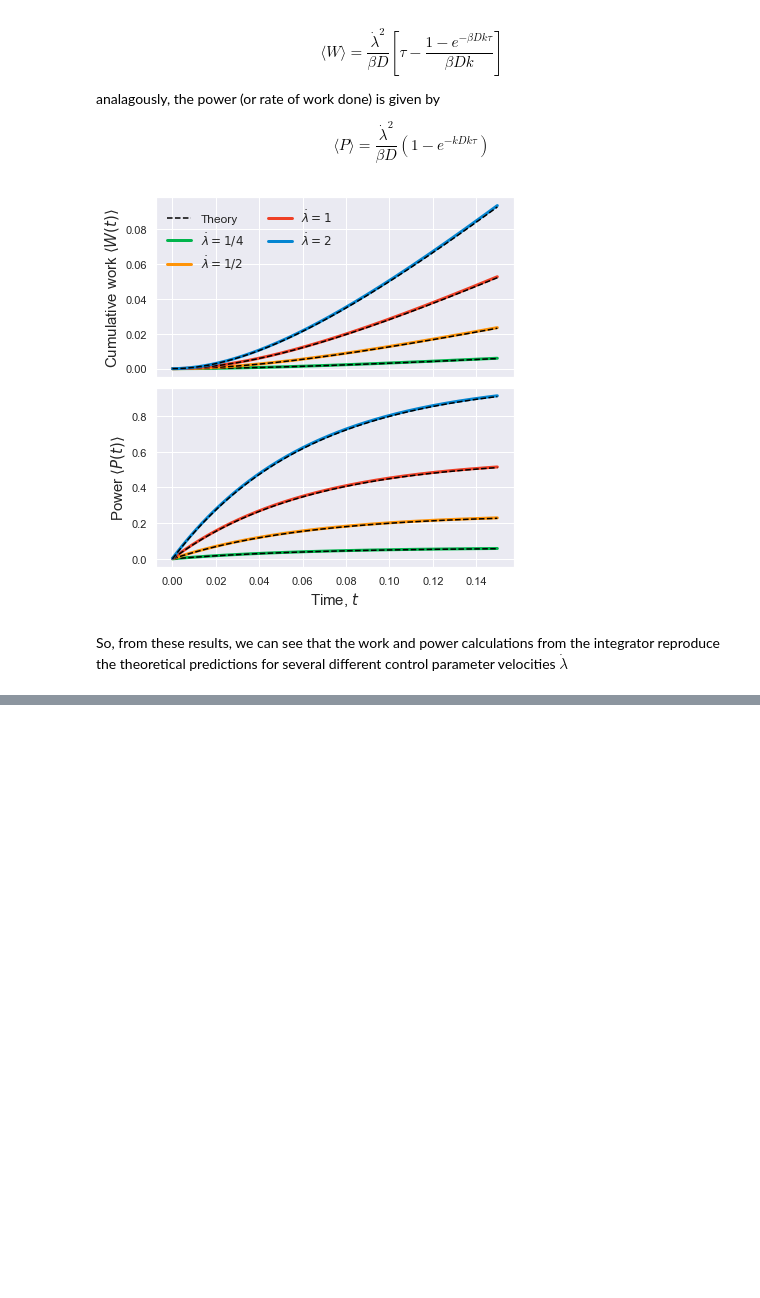
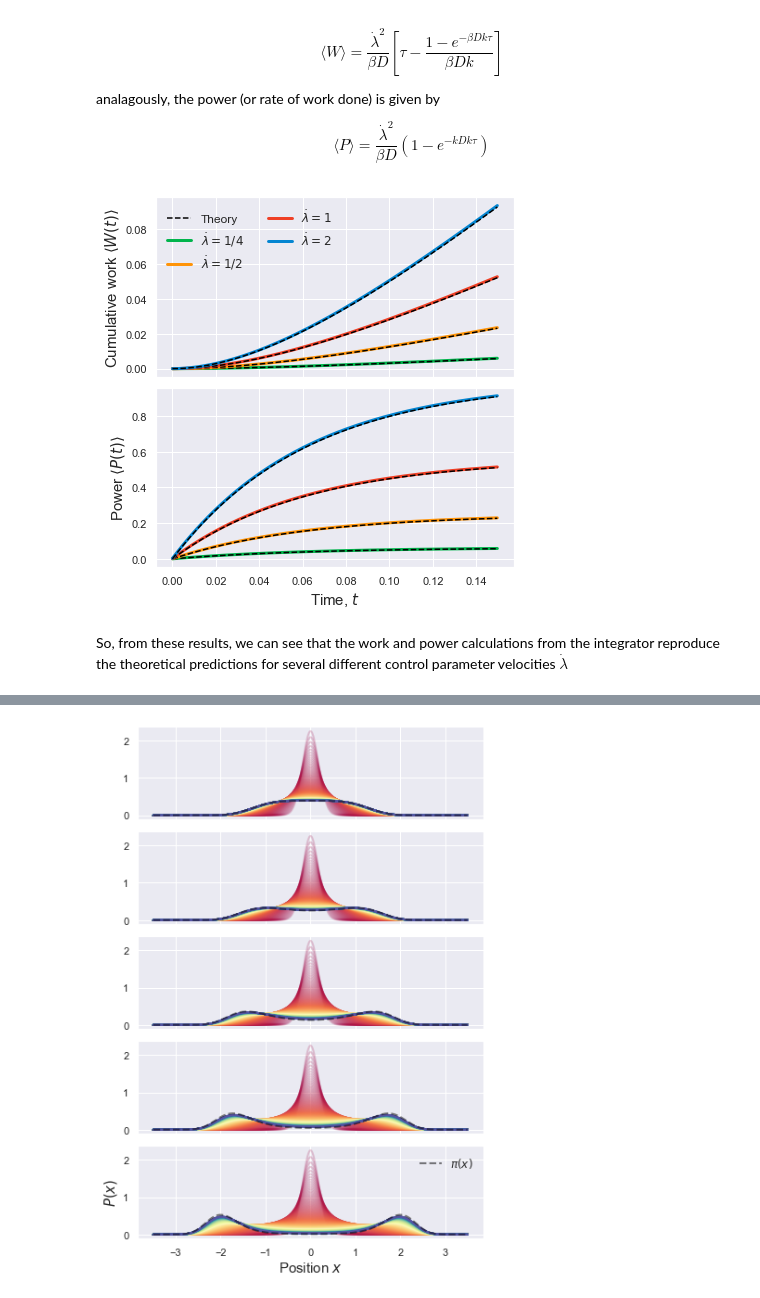
Before and after one commit to StevenJLarge/FokkerPlanck, a Jupyter notebook: notebooks/04-slarge-advection-diffusion.ipynb, the cells around one changed output, grey strips where cells are left out. Saved outputs shown, nothing was run; the diff lists cells and outputs as text; code cells hidden in the pictures; blank space fills up the shorter version.

```diff
--- a/notebooks/04-slarge-advection-diffusion.ipynb
+++ b/notebooks/04-slarge-advection-diffusion.ipynb
@@ -377,0 +402,32 @@ So, from these results, we can see that the work and power calculations from the
+# %%
+D = 1.0
+dt = 0.001
+dx = 0.01
+x_array = np.arange(-3, 3, dx)
+
+fpe = FPE_Integrator_1D(D, dt, dx, x_array, boundaryCond='hard-wall', output=False)
+
+prob_results = {}
+
+for params in params_arr:
+    key = str(params[0])
+    print(f"lambda : {key}")
+    fpe.initializeProbability(0, 1/32)
+    prob_results[key] = {}
+
+    print(f"CFL - {fpe.check_CFL(params, ff.ABELForce)}")
+
+    eq_dist = np.exp(-ff.ABELEnergy(x_array, params))
+    eq_dist = eq_dist / (np.sum(eq_dist * dx))
+    prob_results[key]["eq_dist"] = eq_dist
+
+    prob_tracker = []
+    counter = 0
+    curr_time = 0
+    while curr_time < 1.0:
+        if counter % 10 == 0:
+            prob_tracker.append(fpe.prob)
+        fpe.integrate_step(params, ff.ABELForce)
+        curr_time += dt
+        counter += 1
+    prob_results[key]["prob"] = prob_tracker
@@ -377,0 +445,15 @@ So, from these results, we can see that the work and power calculations from the
+# %%
+fig, ax = plt.subplots(5, 1, figsize=(6, 8.5), sharex=True, sharey=True)
+
+for i, k in enumerate(prob_results.keys()):
+    Pal = sns.color_palette("Spectral", len(prob_results[k]["prob"]))
+    for j, prob in enumerate(prob_results[k]["prob"]):
+        ax[i].plot(x_array, prob, linewidth=2.0, alpha=0.2, color=Pal[j])
+    ax[i].plot(x_array, prob_results[k]["eq_dist"], linewidth=2.0, linestyle='--', color='k', alpha=0.5, label=r"$\pi(x)$")
+
+ax[-1].set_xlabel(r"Position $x$", fontsize=15)
+ax[-1].set_ylabel(r"$P(x)$", fontsize=15)
+ax[-1].legend(fontsize=12, frameon=False)
+plt.tight_layout()
+# %% [output]
+[figure, added]
```
Also changed, not shown: parts of 5 cells of this notebook.
